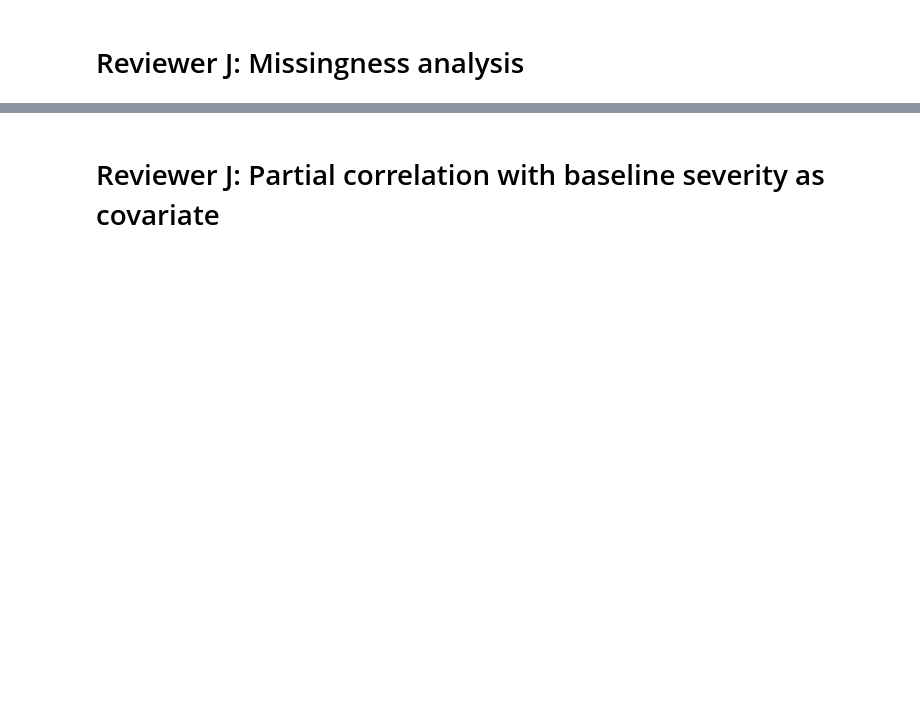
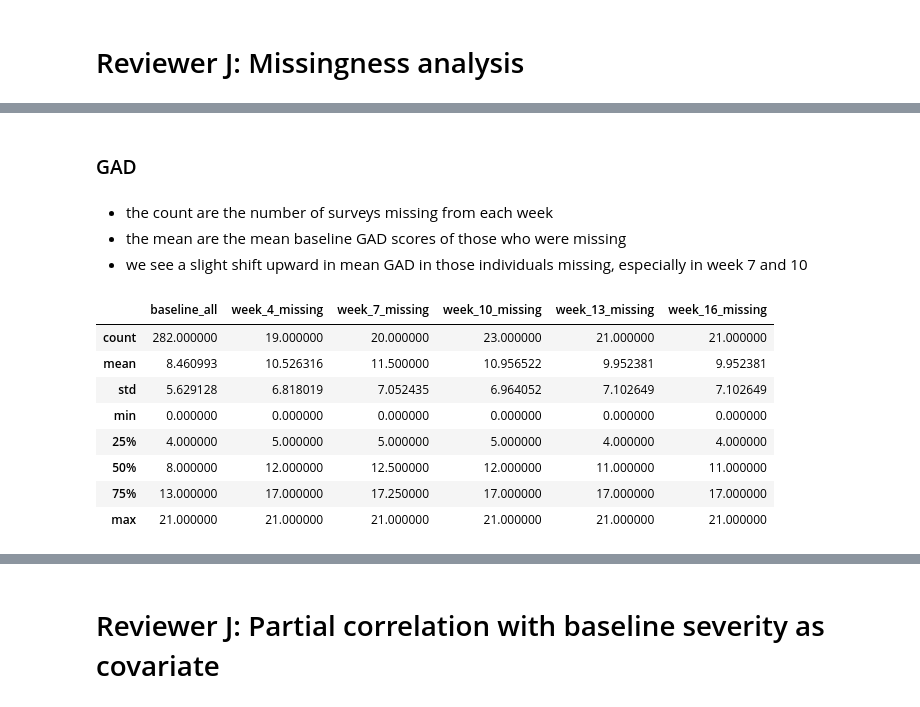
Before and after one commit to tliu526/lifesense, a Jupyter notebook: jmir_notebooks/jmir_review_analysis.ipynb, the cells around one changed output, grey strips where cells are left out. Cells and saved outputs as stored; diff of their text form; code cells hidden in the pictures; blank space fills up the shorter version.

```diff
--- a/jmir_notebooks/jmir_review_analysis.ipynb
+++ b/jmir_notebooks/jmir_review_analysis.ipynb
@@ -1963,0 +2055,20 @@ Text(0, 0.5, 'participant count')
+# %% [markdown]
+### GAD
+# %% [markdown]
+- the count are the number of surveys missing from each week
+- the mean are the mean baseline GAD scores of those who were missing
+- we see a slight shift upward in mean GAD in those individuals missing, especially in week 7 and 10
+# %%
+missing_df = build_missing_df(state_all, "gad_total")
+missing_df = missing_df.drop("week_1_missing", axis='columns')
+missing_df
+# %% [output]
+|  | baseline_all | week_4_missing | week_7_missing | week_10_missing | week_13_missing | week_16_missing |
+| count | 282.000000 | 19.000000 | 20.000000 | 23.000000 | 21.000000 | 21.000000 |
+| mean | 8.460993 | 10.526316 | 11.500000 | 10.956522 | 9.952381 | 9.952381 |
+| std | 5.629128 | 6.818019 | 7.052435 | 6.964052 | 7.102649 | 7.102649 |
+| min | 0.000000 | 0.000000 | 0.000000 | 0.000000 | 0.000000 | 0.000000 |
+| 25% | 4.000000 | 5.000000 | 5.000000 | 5.000000 | 4.000000 | 4.000000 |
+| 50% | 8.000000 | 12.000000 | 12.500000 | 12.000000 | 11.000000 | 11.000000 |
+| 75% | 13.000000 | 17.000000 | 17.250000 | 17.000000 | 17.000000 | 17.000000 |
+| max | 21.000000 | 21.000000 | 21.000000 | 21.000000 | 21.000000 | 21.000000 |
```
Also changed, not shown: parts of 28 cells of this notebook.
